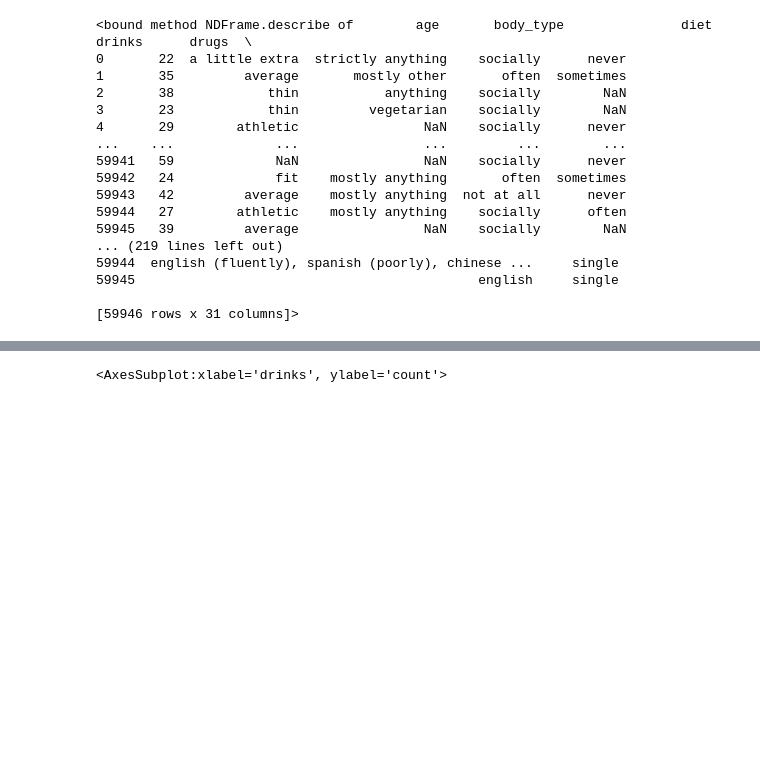
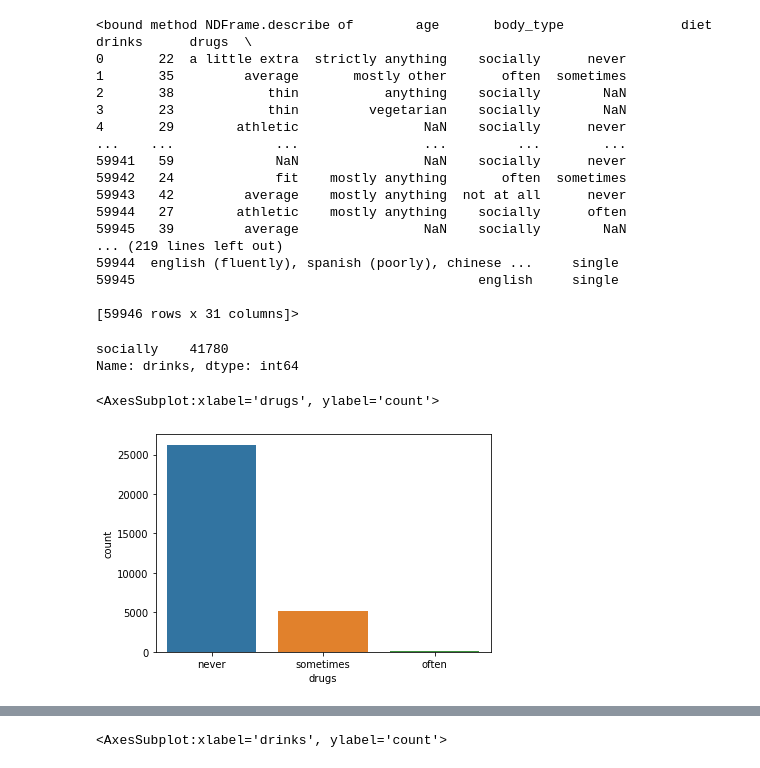
Before and after one commit to ClaudioLutz/okcupid-date-a-scientist-portfolio-project, a Jupyter notebook: date-a-scientist.ipynb, the cells around one changed output, grey strips where cells are left out. Cells and saved outputs as stored; diff of their text form; code cells hidden in the pictures; blank space fills up the shorter version.

```diff
--- a/date-a-scientist.ipynb
+++ b/date-a-scientist.ipynb
@@ -84,0 +79,9 @@ import seaborn as sns
+# %%
+drinks_socially = data[data["drinks"] == 'socially']
+print(drinks_socially['drinks'].value_counts())
+sns.countplot(x="drugs", data=drinks_socially);
+# %% [output]
+socially    41780
+Name: drinks, dtype: int64
+<AxesSubplot:xlabel='drugs', ylabel='count'>
+[figure, added]
```
Also changed, not shown: parts of 23 cells of this notebook.
